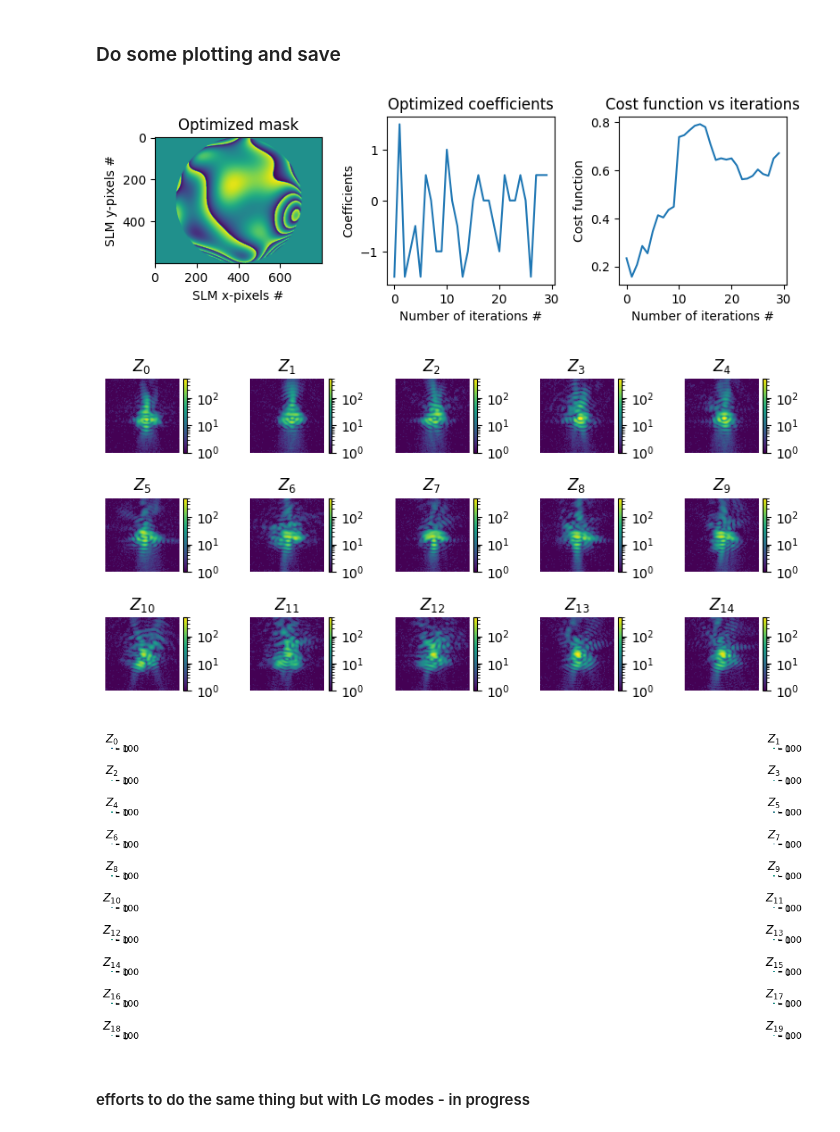
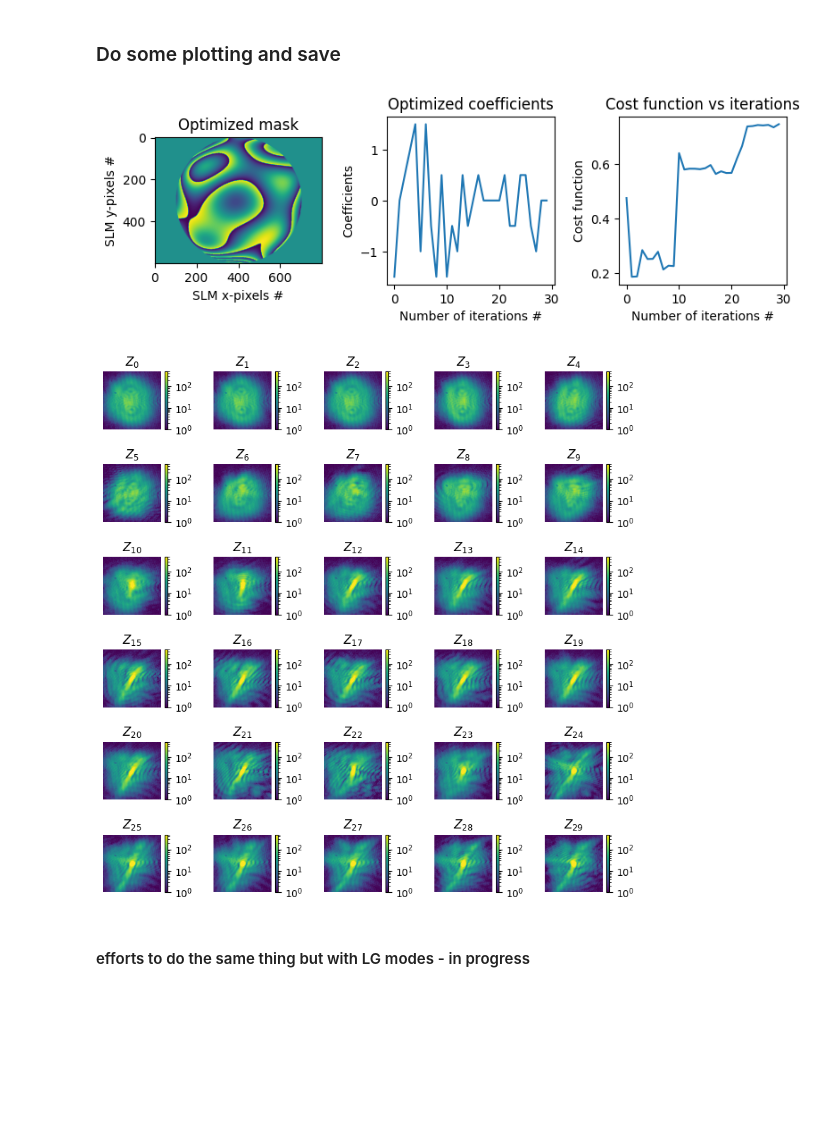
Before and after one commit to alextavern/slmoptim, a Jupyter notebook: notebooks/optimize_aberrations.ipynb, the cells around one changed output. Cells and saved outputs as stored; diff of their text form; code cells hidden in the pictures; blank space fills up the shorter version.

```diff
--- a/notebooks/optimize_aberrations.ipynb
+++ b/notebooks/optimize_aberrations.ipynb
@@ -19,8 +19,8 @@ from slmOptim.optimization import cost_functions
 ### Define parameters
 # %%
 # Define observation window on camera
-roi_size = 100
-off = (0, 0 )
+roi_size = 400
+off = (-20, 0 )
 
 # Define camera macropixel, this is defined by the measured speckel grain
 bins = 1
@@ -71,7 +71,7 @@ plt.imshow(amp)
 #### Optimize
 # %%
 # define how many polynomials to optimize
-num = 30
+num = 100
 
 # instantiate zernike class
 zern = ZernikePolynomials(slm,
@@ -208,48 +208,47 @@ axs[1].set_box_aspect(1)
 
 
 axs[2].plot(cost)
 axs[2].set_title("Cost function vs iterations")
 axs[2].set_xlabel("Number of iterations #")
 axs[2].set_ylabel("Cost function")
 axs[2].set_box_aspect(1)
 
 fig.tight_layout()
 # plt.savefig("optimize_aberrations1.png", dpi=400, transparent=True)
 
 
-fig, axs = plt.subplots(nrows=int(3), ncols=int(5), figsize=(8, 4))
+fig, axs = plt.subplots(nrows=int(6), ncols=int(5), figsize=(8, 8))
 count = 0
 for matrix, ax in zip(frames[1].values(), axs.ravel()):
     im = ax.imshow(matrix, norm=LogNorm(vmin=1, vmax=500))
     # im = ax.imshow(matrix, vmin=1, vmax=500)
     ax.axis('off')
     ax.set_title(r"$Z_{%d}$" %count)
     divider = make_axes_locatable(ax)
     cax = divider.append_axes("right", size="5%", pad=0.05)
     fig.colorbar(im, cax=cax)
     count += 1
 fig.tight_layout()
 
 # plt.savefig("optimize_aberrations2.png", dpi=400, transparent=True)
 
 
-fig, axs = plt.subplots(nrows=int(10), ncols=int(2), figsize=(30, 5))
-count = 0
-for matrix, ax in zip(frames[0].values(), axs.ravel()):
-    im = ax.imshow(matrix, vmin=0, vmax=112)
-    ax.axis('off')
-    ax.set_title(r"$Z_{%d}$" %count)
-    divider = make_axes_locatable(ax)
-    cax = divider.append_axes("right", size="5%", pad=0.05)
-    fig.colorbar(im, cax=cax)
-    count += 1
-fig.tight_layout()
+# fig, axs = plt.subplots(nrows=int(10), ncols=int(2), figsize=(30, 5))
+# count = 0
+# for matrix, ax in zip(frames[0].values(), axs.ravel()):
+#     im = ax.imshow(matrix, vmin=0, vmax=112)
+#     ax.axis('off')
+#     ax.set_title(r"$Z_{%d}$" %count)
+#     divider = make_axes_locatable(ax)
+#     cax = divider.append_axes("right", size="5%", pad=0.05)
+#     fig.colorbar(im, cax=cax)
+#     count += 1
+# fig.tight_layout()
 
 # plt.savefig("optimize_aberrations3.png", dpi=400, transparent=True)
 # %% [output]
-[figure, old version]
+[figure, new version]
-[figure, old version]
+[figure, new version]
-[figure, removed]
 # %%
 import pandas as pd
 mask = pd.DataFrame(mask)
```
Also changed, not shown: parts of 3 cells of this notebook, 2 other files.
